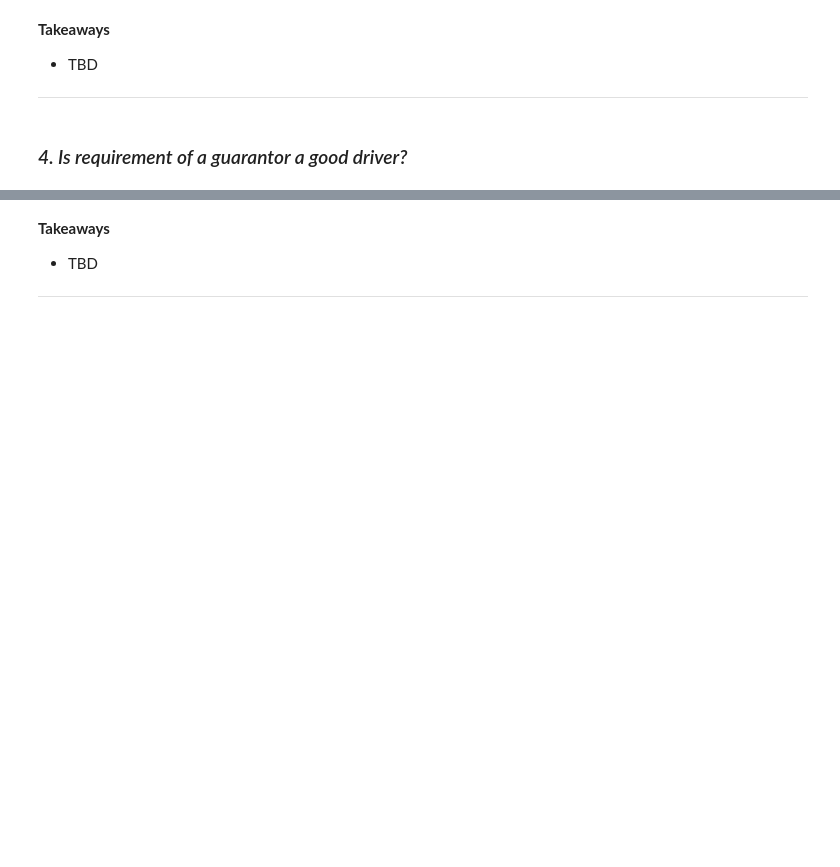
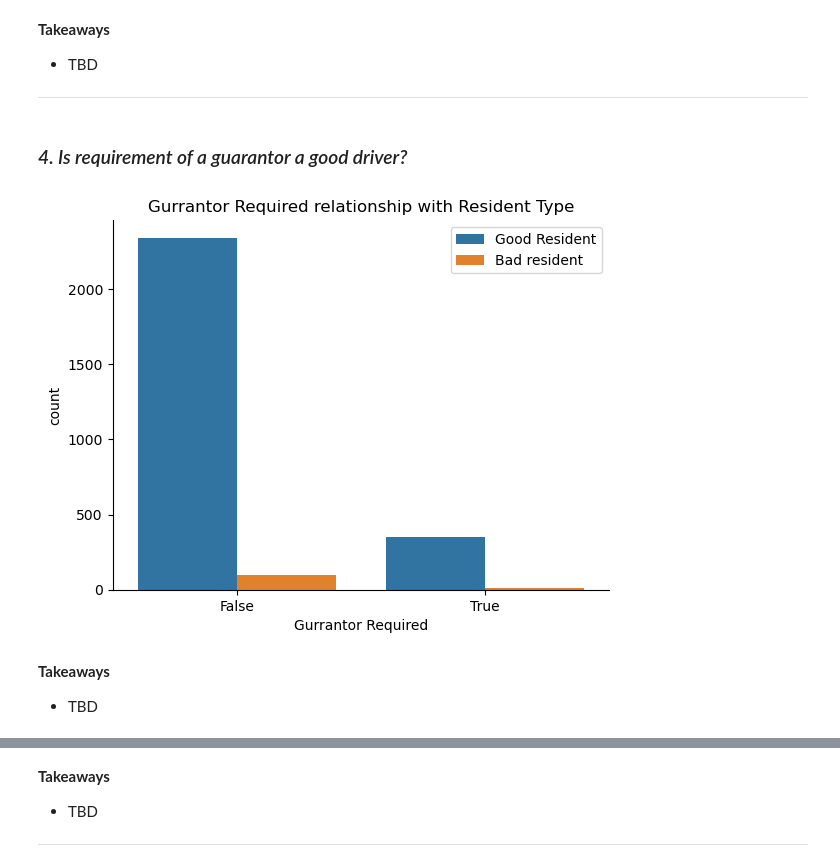
Before and after one commit to Project-DANE/DANE, a Jupyter notebook: final_notebook.ipynb, the cells around one changed output, grey strips where cells are left out. Cells and saved outputs as stored; diff of their text form; code cells hidden in the pictures; blank space fills up the shorter version.

```diff
--- a/final_notebook.ipynb
+++ b/final_notebook.ipynb
@@ -155,3 +155,11 @@ ____
 ____
 # %% [markdown]
 ### *4. Is requirement of a guarantor  a good driver?*
+# %%
+e.vis_countplot(train, col = 'GuarantorRequired')
+# %% [output]
+[figure, added]
+# %% [markdown]
+**Takeaways**
+
+- TBD
```
Also changed, not shown: parts of 15 cells of this notebook, 1 other file.
